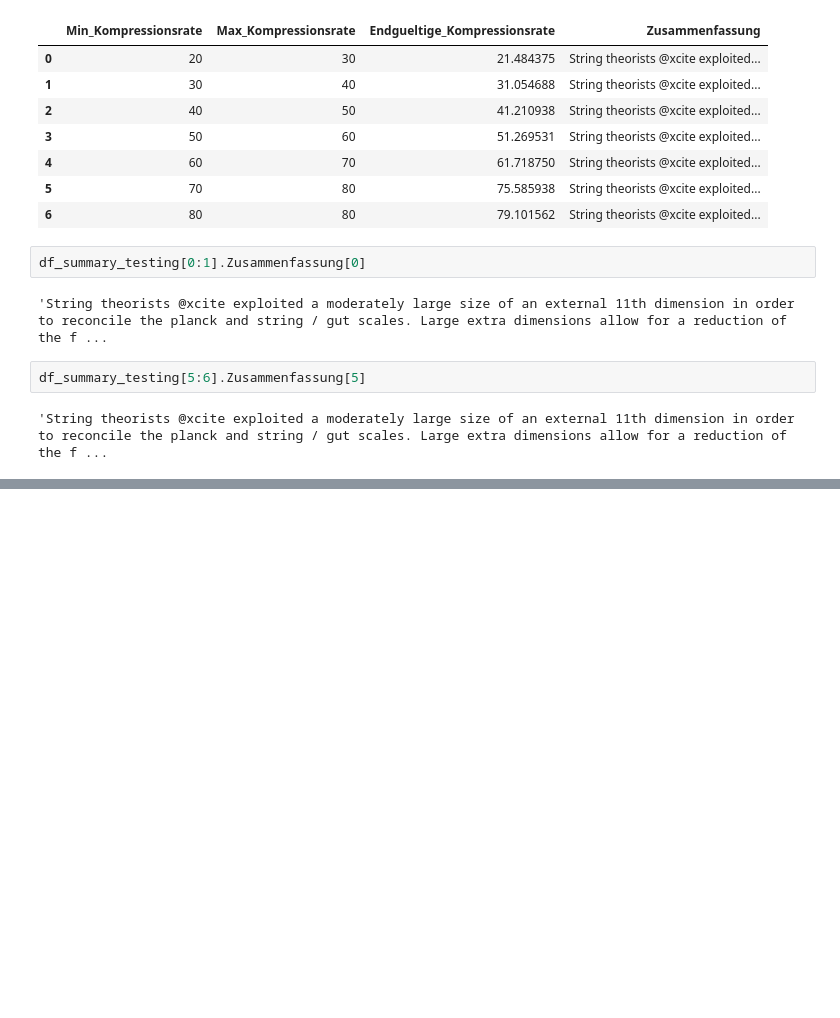
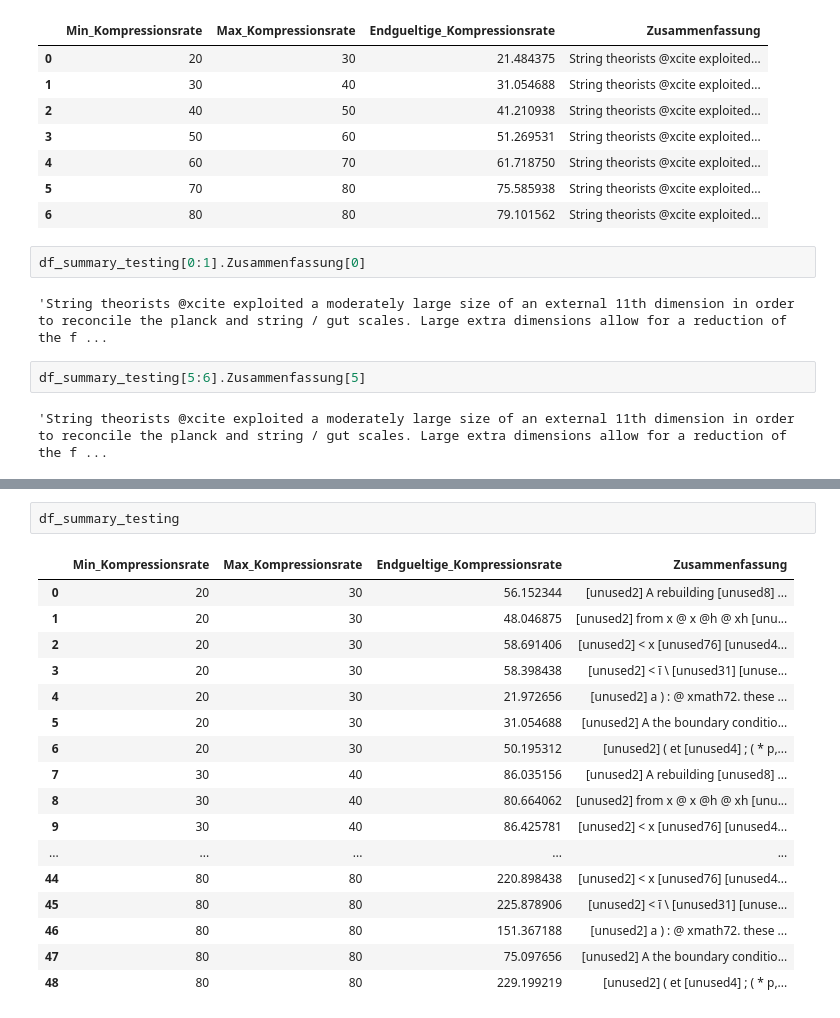
Before and after one commit to NICFRU/Projektrealisierung, a Jupyter notebook: zusammenfassung.ipynb, the cells around one changed output, grey strips where cells are left out. Drawn from its saved outputs; the diff is of its cells as text; blank space fills up the shorter version.

```diff
--- a/zusammenfassung.ipynb
+++ b/zusammenfassung.ipynb
@@ -1176,0 +1309,20 @@ df_summary_testing[5:6].Zusammenfassung[5]
+# %%
+df_summary_testing
+# %% [output]
+|  | Min_Kompressionsrate | Max_Kompressionsrate | Endgueltige_Kompressionsrate | Zusammenfassung |
+| 0 | 20 | 30 | 56.152344 | [unused2] А rebuilding [unused8] ... |
+| 1 | 20 | 30 | 48.046875 | [unused2] from x @ x @h @ xh [unu... |
+| 2 | 20 | 30 | 58.691406 | [unused2] < x [unused76] [unused4... |
+| 3 | 20 | 30 | 58.398438 | [unused2] < ī \ [unused31] [unuse... |
+| 4 | 20 | 30 | 21.972656 | [unused2] a ) : @ xmath72. these ... |
+| 5 | 20 | 30 | 31.054688 | [unused2] А the boundary conditio... |
+| 6 | 20 | 30 | 50.195312 | [unused2] ( et [unused4] ; ( * p,... |
+| 7 | 30 | 40 | 86.035156 | [unused2] А rebuilding [unused8] ... |
+| 8 | 30 | 40 | 80.664062 | [unused2] from x @ x @h @ xh [unu... |
+| 9 | 30 | 40 | 86.425781 | [unused2] < x [unused76] [unused4... |
+| ... | ... | ... | ... | ... |
+| 44 | 80 | 80 | 220.898438 | [unused2] < x [unused76] [unused4... |
+| 45 | 80 | 80 | 225.878906 | [unused2] < ī \ [unused31] [unuse... |
+| 46 | 80 | 80 | 151.367188 | [unused2] a ) : @ xmath72. these ... |
+| 47 | 80 | 80 | 75.097656 | [unused2] А the boundary conditio... |
+| 48 | 80 | 80 | 229.199219 | [unused2] ( et [unused4] ; ( * p,... |
```
Also changed, not shown: parts of 4 cells of this notebook.
